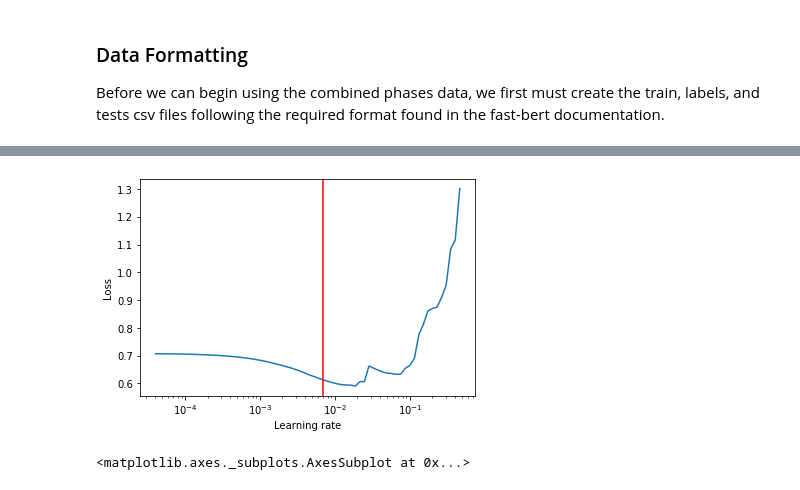
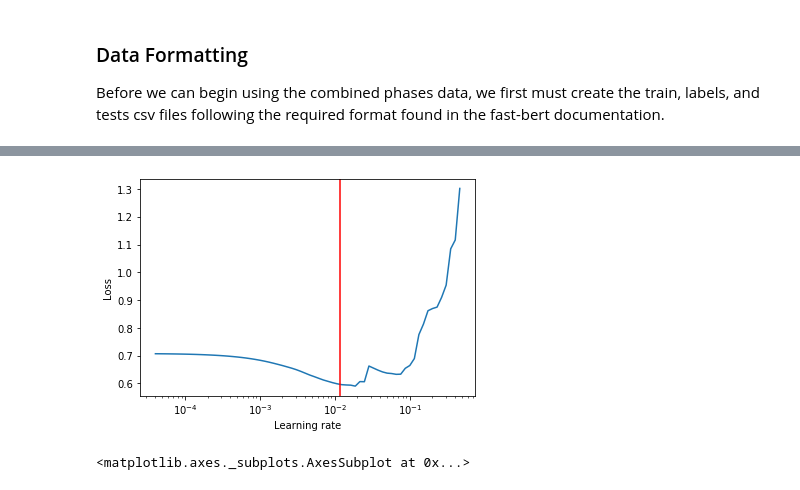
Before and after one commit to saloni-agshiker/DataDrivenEducationLab, a Jupyter notebook: src/BERT/EdX Manny.ipynb, the cells around one changed output, grey strips where cells are left out. Drawn from its saved outputs; the diff is of its cells as text; code cells hidden in the pictures.

```diff
--- a/src/BERT/EdX Manny.ipynb
+++ b/src/BERT/EdX Manny.ipynb
@@ -304,7 +308,7 @@ from sklearn.model_selection import train_test_split
 # Define directories for data and labels
 DATA_PATH = "data/"
 LABEL_PATH = "labels/"
-OUTPUT_DIR = "output/"
+OUTPUT_DIR = "v2/"
 X = combined["Text"]
 y = combined["CP Score"]
 
@@ -328,8 +332,8 @@ databunch = BertDataBunch(DATA_PATH, LABEL_PATH,
                           label_file='labels.csv',
                           text_col='Text',
                           label_col='CP Score',
-                          batch_size_per_gpu=1,
-                          max_seq_length=16,
+                          batch_size_per_gpu=16,
+                          max_seq_length=512,
                           multi_gpu=True,
                           multi_label=True,
                           model_type='bert')
@@ -374,7 +370,7 @@ Learning rate search finished. See the graph with {finder_name}.plot()
 # %%
-learner.plot(show_lr=7e-3)
+learner.plot(show_lr=10**-1.93)
 # %% [output]
-[figure, old version]
+[figure, new version]
 <matplotlib.axes._subplots.AxesSubplot at 0x...>
 # %%
 # play with epochs
```
Also changed, not shown: parts of 10 cells of this notebook.
